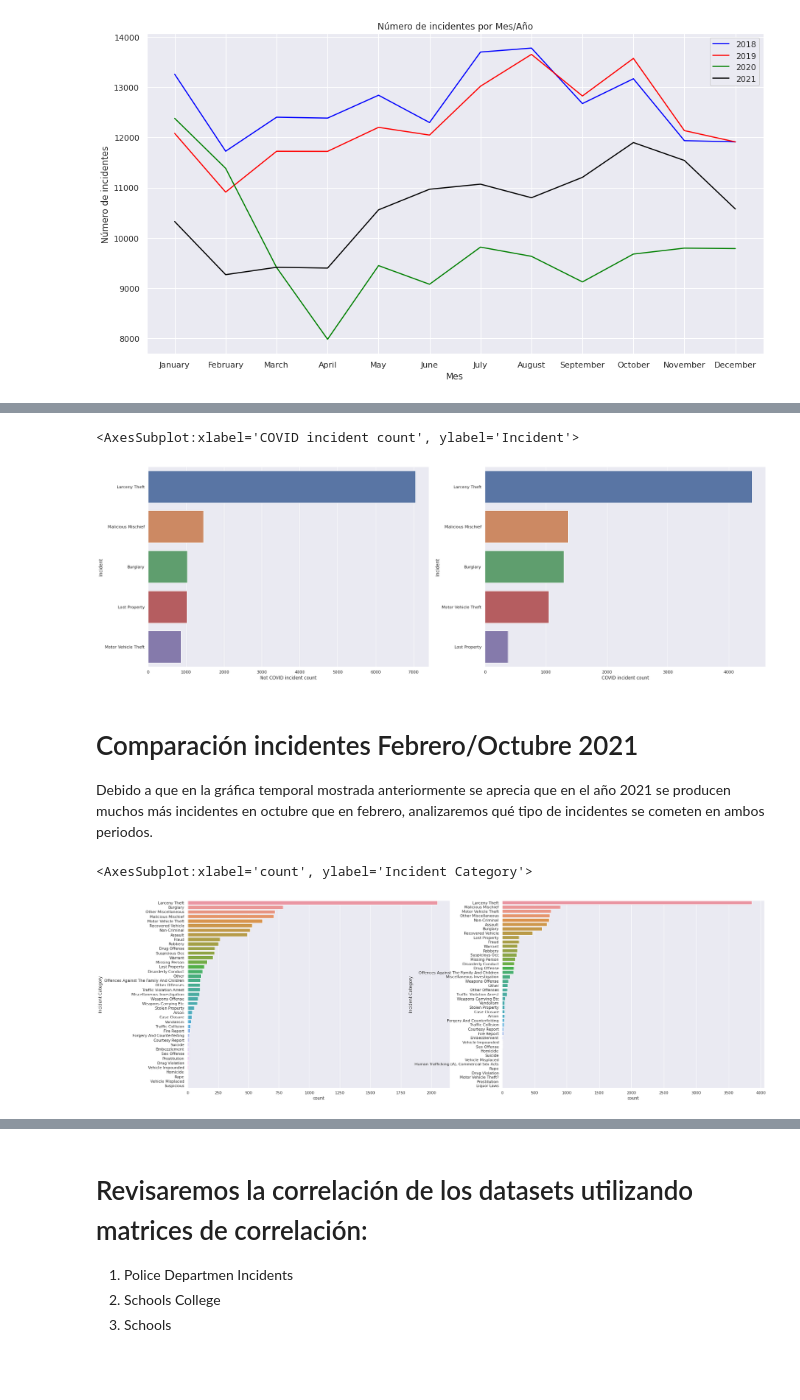
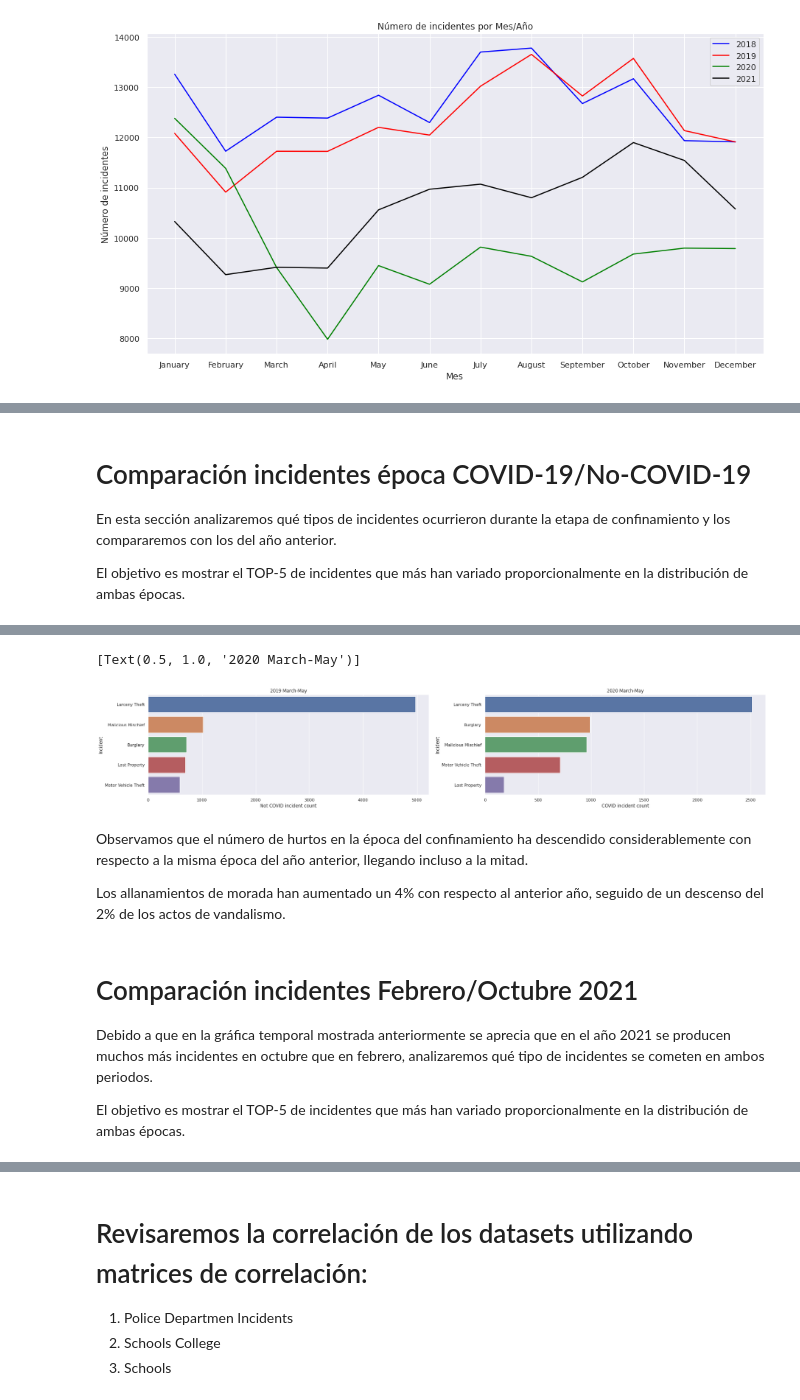
Before and after one commit to luperezsal/Batman, a Jupyter notebook: batman.ipynb, the cells around one changed output, grey strips where cells are left out. Saved outputs shown, nothing was run; the diff lists cells and outputs as text; code cells hidden in the pictures; blank space fills up the shorter version.

Commit message:
[WIP] Refactoring Incident Analysis code

```diff
--- a/batman.ipynb
+++ b/batman.ipynb
@@ -257,7 +262,13 @@ Observando la serie temporal anterior apreciamos que el número de incidentes de
+# %% [markdown]
+# Comparación incidentes época COVID-19/No-COVID-19
+
+En esta sección analizaremos qué tipos de incidentes ocurrieron durante la etapa de confinamiento y los compararemos con los del año anterior.
+
+El objetivo es mostrar el TOP-5 de incidentes que más han variado proporcionalmente en la distribución de ambas épocas.
 # %%
 ############ COVID ############
-not_covid_data_frame = incidents_2019[incidents_2019['Incident Datetime'].between('2019-03-01', '2019-05-01')]
-covid_data_frame = incidents_2020[incidents_2020['Incident Datetime'].between('2020-03-01', '2020-05-01')]
+not_covid_data_frame = incidents_2019[incidents_2019['Incident Datetime'].between('2019-03-20', '2019-05-01')]
+covid_data_frame = incidents_2020[incidents_2020['Incident Datetime'].between('2020-03-20', '2020-05-01')]
 
 not_covid_order = pd.Categorical(not_covid_data_frame['Incident Category'].value_counts().index)
 covid_order = pd.Categorical(covid_data_frame['Incident Category'].value_counts().index)
@@ -286,9 +297,9 @@ covid_display     = difference_dataframe.sort_values('COVID incident count', asc
 
 display(difference_dataframe)
 
-sns.set(rc={'figure.figsize':(30,10)})
+sns.set(rc={'figure.figsize':(30,5)})
 fig, ax =plt.subplots(1,2)
-sns.barplot(data=not_covid_display, x='Not COVID incident count', y="Incident", ax=ax[0])
-sns.barplot(data=covid_display, x='COVID incident count', y="Incident", ax=ax[1])
+sns.barplot(data=not_covid_display, x='Not COVID incident count', y="Incident", ax=ax[0]).set(title='2019 March-May')
+sns.barplot(data=covid_display, x='COVID incident count', y="Incident", ax=ax[1]).set(title='2020 March-May')
 # %% [output]
 |  | Incident | Not COVID incident count | Not COVID Percentage | COVID incident count | COVID Percentage | ... |
@@ -300,24 +311,12 @@ sns.barplot(data=covid_display, x='COVID incident count', y="Incident", ax=ax[1]
-<AxesSubplot:xlabel='COVID incident count', ylabel='Incident'>
+[Text(0.5, 1.0, '2020 March-May')]
-[figure, old version]
+[figure, new version]
+# %% [markdown]
+Observamos que el número de hurtos en la época del confinamiento ha descendido considerablemente con respecto a la misma época del año anterior, llegando incluso a la mitad.
+
+Los allanamientos de morada han aumentado un 4% con respecto al anterior año, seguido de un descenso del 2% de los actos de vandalismo.
 # %% [markdown]
 # Comparación incidentes Febrero/Octubre 2021
 
 Debido a que en la gráfica temporal mostrada anteriormente se aprecia que en el año 2021 se producen muchos más incidentes en octubre que en febrero, analizaremos qué tipo de incidentes se cometen en ambos periodos.
+
+El objetivo es mostrar el TOP-5 de incidentes que más han variado proporcionalmente en la distribución de ambas épocas.
-# %%
-############ SUMMER ############
-october_epoch = incidents_2021[incidents_2021['Incident Datetime'].between('2021-02-01', '2021-02-28')]
-february_epoch = incidents_2021[incidents_2021['Incident Datetime'].between('2021-10-01', '2021-10-31')]
-
-october_order = pd.Categorical(october_epoch['Incident Category'].value_counts().index)
-february_order = pd.Categorical(february_epoch['Incident Category'].value_counts().index)
-
-fig, ax =plt.subplots(1,2)
-sns.countplot(data=october_epoch, y="Incident Category", order = october_order, ax=ax[0])
-sns.countplot(data=february_epoch, y="Incident Category", order = february_order, ax=ax[1])
-
-# print(incidents_2021['Incident Datetime'].count())
-# incidents_2021['Incident Datetime'].plot()
-# incidents_2021.groupby(['Incident Datetime']).mean()
-# %% [output]
-<AxesSubplot:xlabel='count', ylabel='Incident Category'>
-[figure, removed]
```
Also changed, not shown: parts of 20 cells of this notebook.
